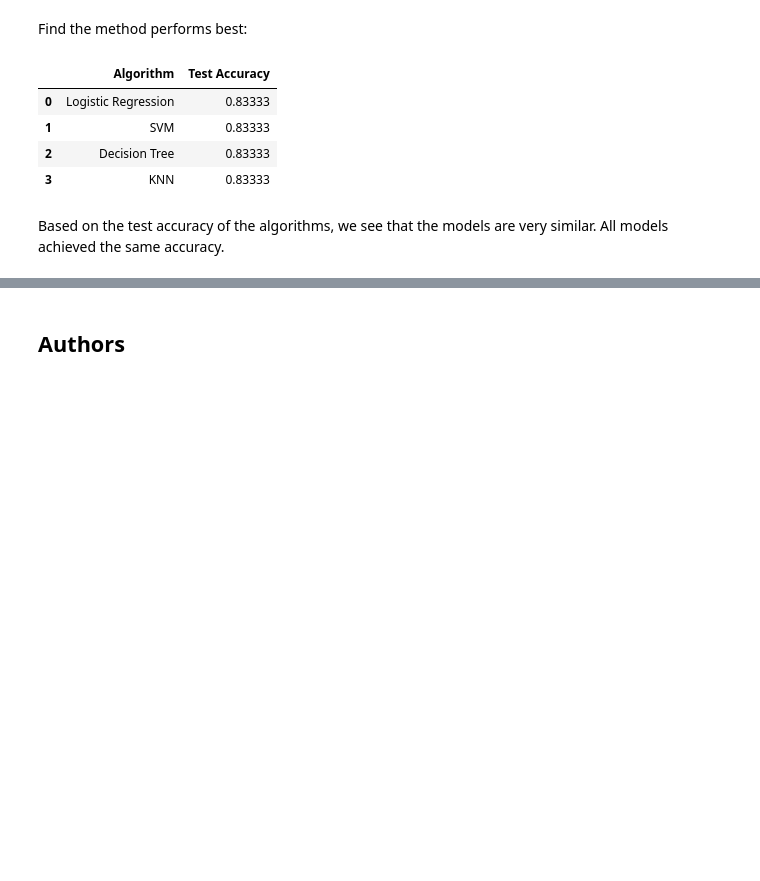
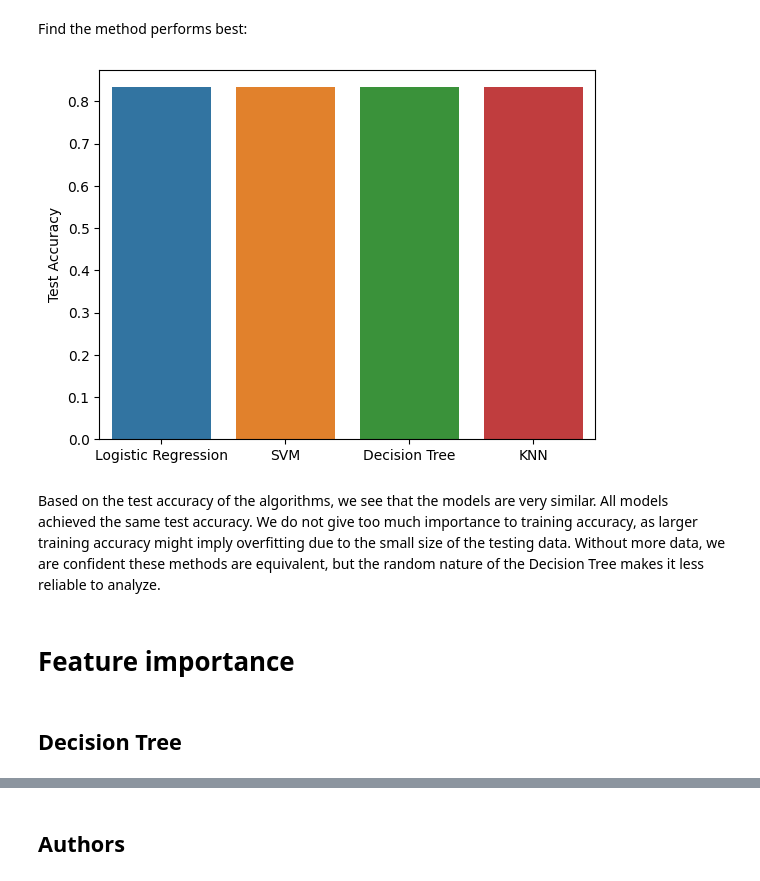
Before and after one commit to MPedraBento/IBM-Capstone, a Jupyter notebook: SpaceX_Machine Learning Prediction_Part_5.ipynb, the cells around one changed output, grey strips where cells are left out. Saved outputs shown, nothing was run; the diff lists cells and outputs as text; code cells hidden in the pictures; blank space fills up the shorter version.

```diff
--- a/SpaceX_Machine Learning Prediction_Part_5.ipynb
+++ b/SpaceX_Machine Learning Prediction_Part_5.ipynb
@@ -199,4 +199,4 @@ accuracy : 0.8464285714285713
 # %% [markdown]
 Calculate the accuracy on the test data using the method <code>score</code>:
 # %%
-logreg_cv.score(X_test, Y_test)
+logreg_cv_score = logreg_cv.score(X_test, Y_test)
@@ -241,4 +239,4 @@ accuracy : 0.8482142857142856
 # %% [markdown]
 Calculate the accuracy on the test data using the method <code>score</code>:
 # %%
-svm_cv.score(X_test, Y_test)
+svm_cv_score = svm_cv.score(X_test, Y_test)
@@ -286,4 +282,4 @@ accuracy : 0.9035714285714287
 # %% [markdown]
 Calculate the accuracy of tree_cv on the test data using the method <code>score</code>:
 # %%
-tree_cv.score(X_test, Y_test)
+tree_cv_score = tree_cv.score(X_test, Y_test)
@@ -325,4 +319,4 @@ accuracy : 0.8482142857142858
 # %% [markdown]
 Calculate the accuracy of tree_cv on the test data using the method <code>score</code>:
 # %%
-knn_cv.score(X_test, Y_test)
+knn_score = knn_cv.score(X_test, Y_test)
@@ -341,13 +333,16 @@ plot_confusion_matrix(Y_test,yhat)
 Find the method performs best:
 # %%
 results = pd.DataFrame(data={'Algorithm': ['Logistic Regression', 'SVM', 'Decision Tree', 'KNN'],
-                  'Test Accuracy': [0.83333, 0.83333, 0.83333, 0.83333]})
-results
+                  'Test Accuracy': [logreg_cv_score, svm_cv_score, tree_cv_score, knn_score]})
+
+sns.barplot(data=results, x='Algorithm', y='Test Accuracy')
+plt.xlabel('')
+plt.show()
 # %% [output]
-|  | Algorithm | Test Accuracy |
-| 0 | Logistic Regression | 0.83333 |
-| 1 | SVM | 0.83333 |
-| 2 | Decision Tree | 0.83333 |
-| 3 | KNN | 0.83333 |
+[figure, added]
 # %% [markdown]
-Based on the test accuracy of the algorithms, we see that the models are very similar. All models achieved the same accuracy.
+Based on the test accuracy of the algorithms, we see that the models are very similar. All models achieved the same test accuracy. We do not give too much importance to training accuracy, as larger training accuracy might imply overfitting due to the small size of the testing data. Without more data, we are confident these methods are equivalent, but the random nature of the Decision Tree makes it less reliable to analyze.
+# %% [markdown]
+# Feature importance
+# %% [markdown]
+## Decision Tree
```
Also changed, not shown: parts of 12 cells of this notebook.
